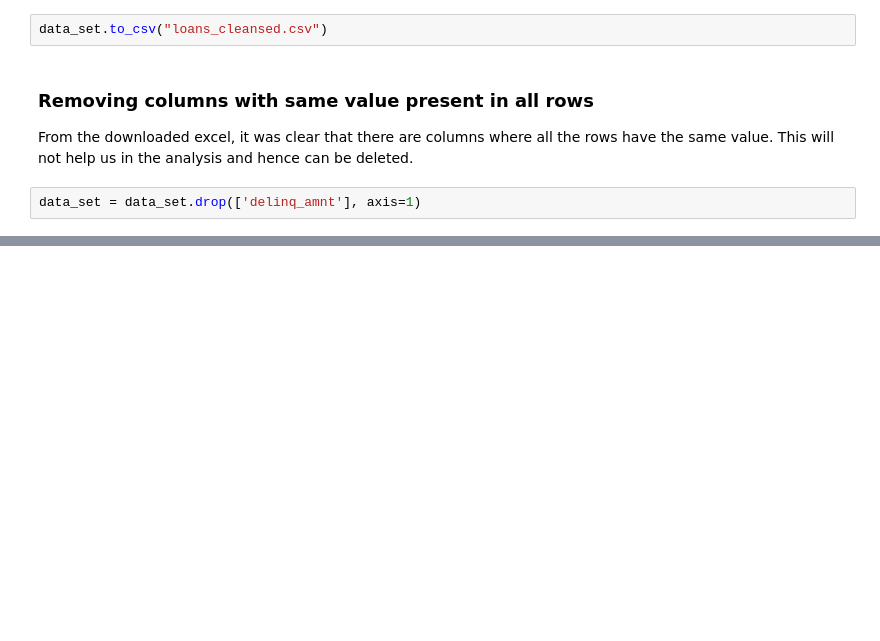
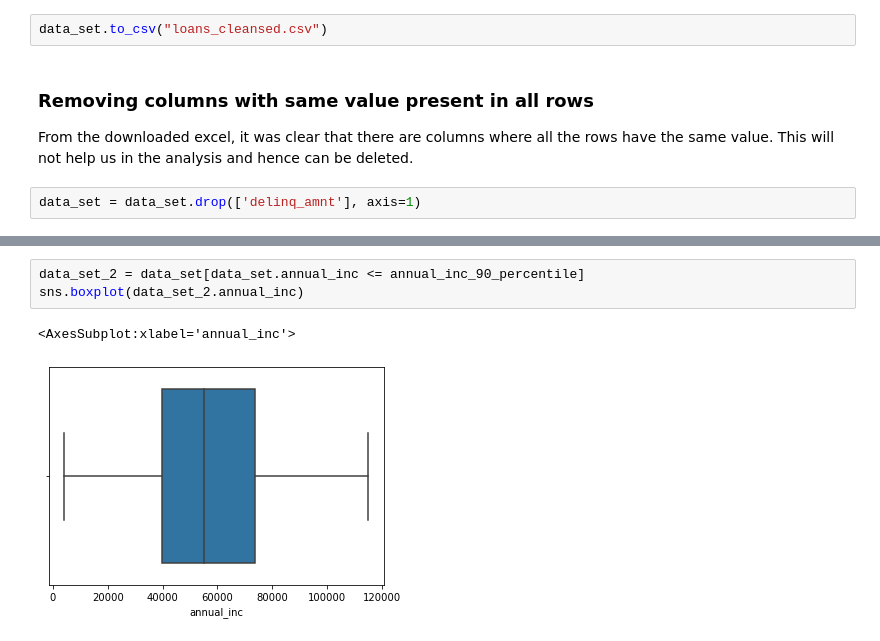
Before and after one commit to sreejith-rajashekaran/LendingClubCaseStudy, a Jupyter notebook: LendingClubCaseStudyFinal.ipynb, the cells around one changed output, grey strips where cells are left out. Cells and saved outputs as stored; diff of their text form; blank space fills up the shorter version.

```diff
--- a/LendingClubCaseStudyFinal.ipynb
+++ b/LendingClubCaseStudyFinal.ipynb
@@ -322,0 +520,6 @@ data_set.shape
+# %%
+data_set_2 = data_set[data_set.annual_inc <= annual_inc_90_percentile]
+sns.boxplot(data_set_2.annual_inc)
+# %% [output]
+<AxesSubplot:xlabel='annual_inc'>
+[figure, added]
```
Also changed, not shown: parts of 47 cells of this notebook.
